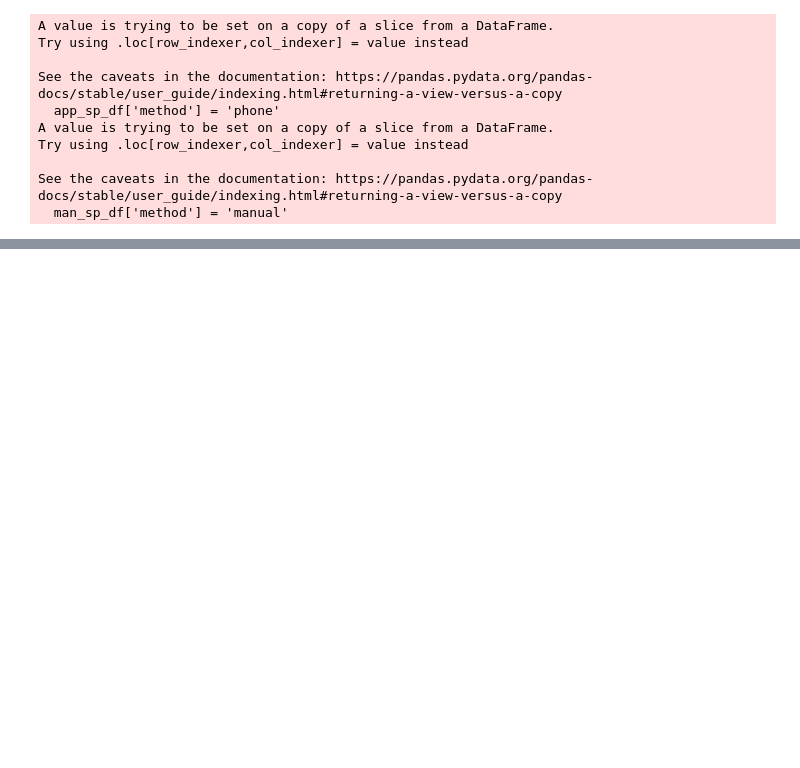
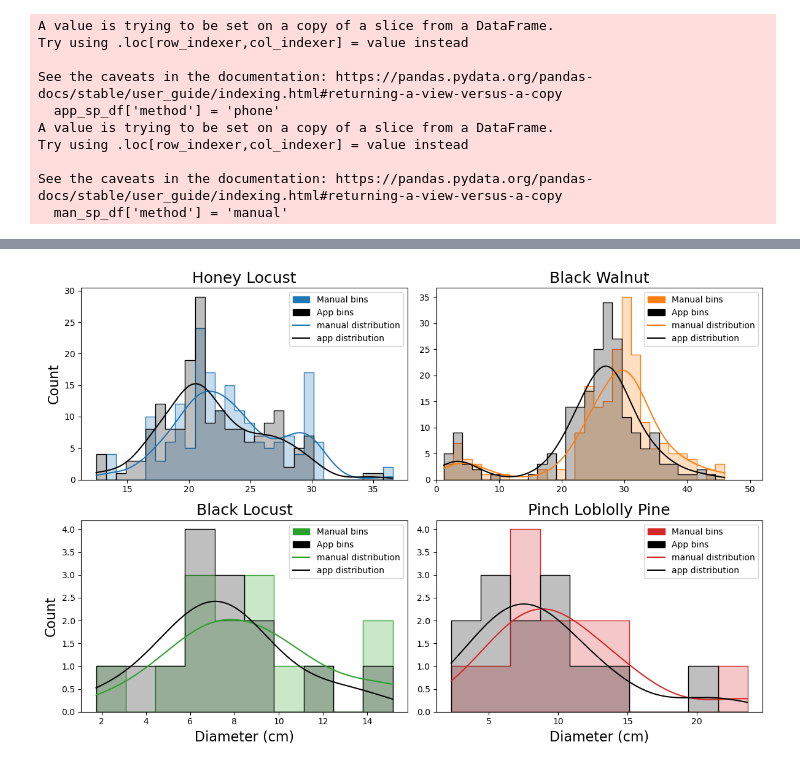
Before and after one commit to WorkingTrees/SamplingPaper, a Jupyter notebook: code/compile_process_analyze_FIN.ipynb, the cells around one changed output, grey strips where cells are left out. Drawn from its saved outputs; the diff is of its cells as text; code cells hidden in the pictures; blank space fills up the shorter version.

Commit message:
minor updates to labels, and update fig 3

```diff
--- a/code/compile_process_analyze_FIN.ipynb
+++ b/code/compile_process_analyze_FIN.ipynb
@@ -1103,0 +992,55 @@ plt.show()
+# %%
+plt.figure(figsize = (12,8))
+
+hl_patch = mpatches.Patch(color='C0', label='Manual bins')
+hl_patch2 = mpatches.Patch(color='black', label='App bins')
+hl_line = Line2D([0], [0], label='manual distribution', color='C0')
+hl_line2 = Line2D([0], [0], label='app distribution', color='black')
+
+bw_patch = mpatches.Patch(color='C1', label='Manual bins')
+bw_patch2 = mpatches.Patch(color='black', label='App bins')
+bw_line = Line2D([0], [0], label='manual distribution', color='C1')
+bw_line2 = Line2D([0], [0], label='app distribution', color='black')
+
+bl_patch = mpatches.Patch(color='C2', label='Manual bins')
+bl_patch2 = mpatches.Patch(color='black', label='App bins')
+bl_line = Line2D([0], [0], label='manual distribution', color='C2')
+bl_line2 = Line2D([0], [0], label='app distribution', color='black')
+
+lp_patch = mpatches.Patch(color='C3', label='Manual bins')
+lp_patch2 = mpatches.Patch(color='black', label='App bins')
+lp_line = Line2D([0], [0], label='manual distribution', color='C3')
+lp_line2 = Line2D([0], [0], label='app distribution', color='black')
+
+plt.subplot(221)
+ax =sns.histplot(rfdf[rfdf['species'] == "Honey Locust"], x="diameter", hue="method",palette=["black", "C0"], element="step", kde = True, bins = 30)
+plt.title("Honey Locust", size = 18)
+plt.xlabel("", size = 16)
+plt.ylabel("Count", size = 16)
+plt.legend(handles=[hl_patch, hl_patch2, hl_line, hl_line2])
+
+plt.subplot(222)
+sns.histplot(rfdf[rfdf['species'] == "Black Walnut"], x="diameter", hue="method",palette=["black", "C1"], element="step", kde = True, bins = 30, legend = None)
+plt.title("Black Walnut", size = 18)
+plt.xlabel("", size = 16)
+plt.ylabel("", size = 16)
+plt.xlim(0,52)
+plt.legend(handles=[bw_patch, bw_patch2, bw_line, bw_line2])
+
+plt.subplot(223)
+sns.histplot(rfdf[rfdf['species'] == "Black Locust"], x="diameter", hue="method",palette=["black", "C2"], element="step", kde = True, bins = 10, legend = None)
+plt.title("Black Locust", size = 18)
+plt.xlabel("Diameter (cm)", size = 16)
+plt.ylabel("Count", size = 16)
+plt.legend(handles=[bl_patch, bl_patch2, bl_line, bl_line2])
+
+plt.subplot(224)
+sns.histplot(rfdf[rfdf['species'] == "Loblolly Pine"], x="diameter", hue="method",palette=["black", "C3"], element="step", kde = True, bins = 10, legend = None)
+plt.title("Pinch Loblolly Pine", size = 18)
+plt.xlabel("Diameter (cm)", size = 16)
+plt.ylabel("", size = 16)
+plt.legend(handles=[lp_patch, lp_patch2, lp_line, lp_line2])
+plt.tight_layout()
+plt.show()
+# %% [output]
+[figure, added]
```
Also changed, not shown: parts of 15 cells of this notebook.
